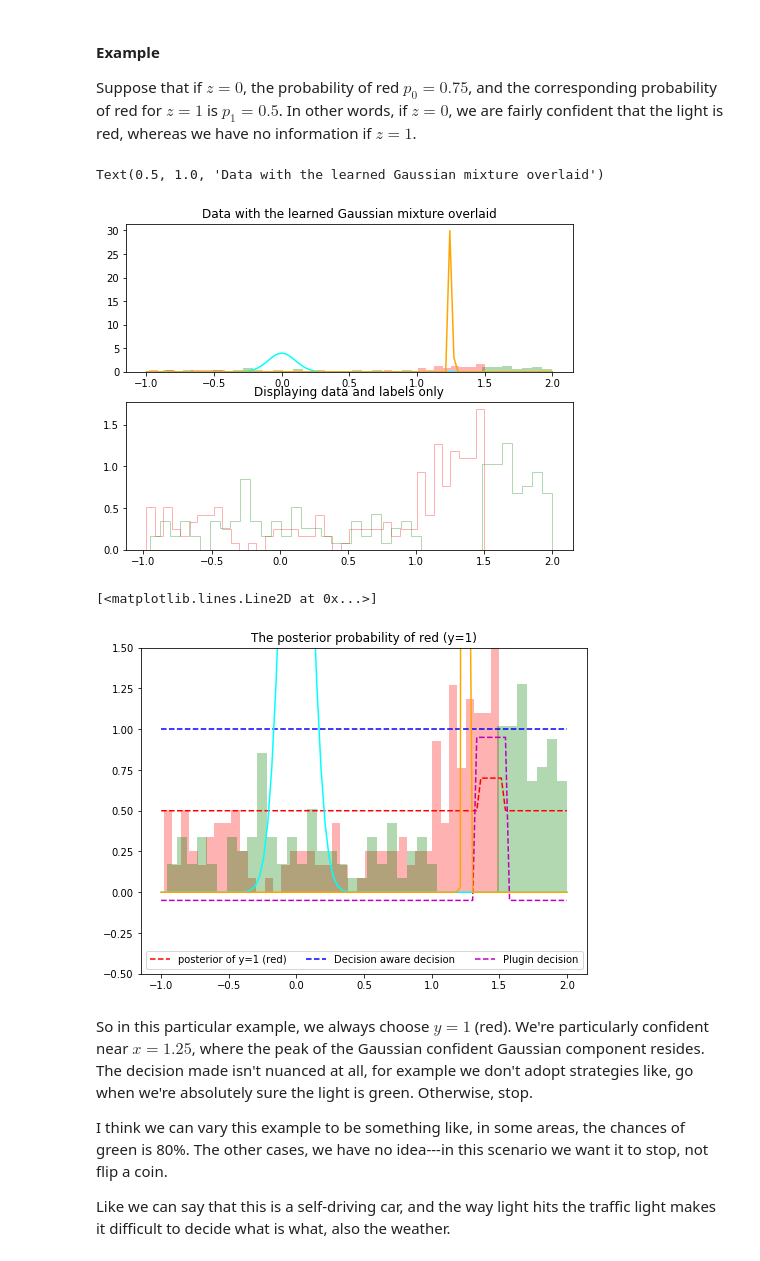
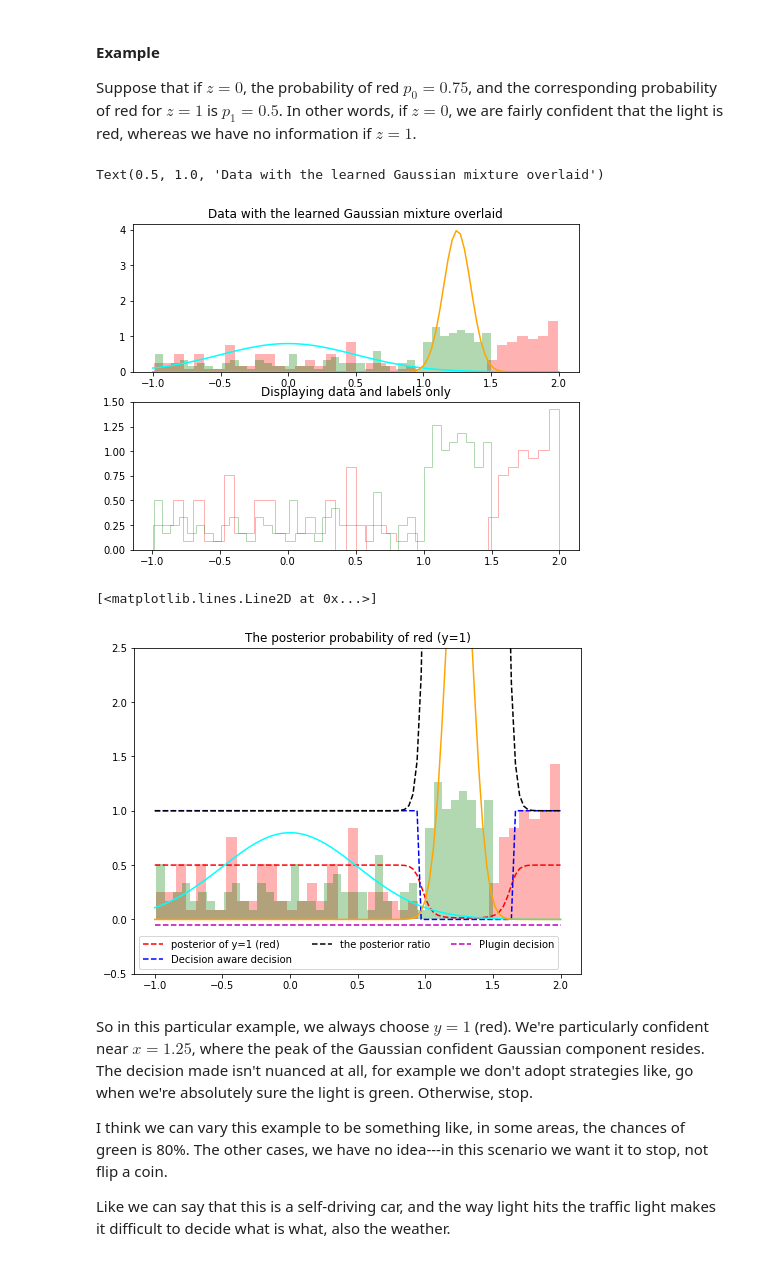
Before and after one commit to takutosato/ml, a Jupyter notebook: loss_calibrated/simple_example.ipynb, the cells around one changed output. Drawn from its saved outputs; the diff is of its cells as text; code cells hidden in the pictures.

```diff
--- a/loss_calibrated/simple_example.ipynb
+++ b/loss_calibrated/simple_example.ipynb
@@ -124,8 +130,6 @@ y = np.concatenate((y_A, y_B, y_C))
 # using the variable axs for multiple Axes
 fig, ax = plt.subplots(2)
 fig.set_size_inches(8,6)
-# fig = plt.figure()
-# ax = plt.axes()
 
 ### can filter using np.extract(), perhaps
 red_indices = y == 1
@@ -142,23 +146,26 @@ ax[1].hist(x_green, color="green", density=True, alpha = 0.3, bins=40, histtype=
 ax[1].set_title("Displaying data and labels only")
 
 ### overlay the gaussians
+def get_parameters(flipped=False):
+    # z|\pi ~ Categorical(\pi)
+    # y|z_k ~ Bernoulli(p_k) Given the comonent, probability of 1 = red
+    # x_n|z_n ~ N()
+    pi = np.array([0.5, 0.5]) # the mixture components are equally likely
+    p = np.array([0.5, 0.01]) if flipped else np.array([0.3, 0.7]) # when we're in the z = 1 cluster, we're more confident that the light is red
+    mu = np.array([0.0, 1.25]) # the centers of the Gaussian mixtures, taken from the plot
+    sigma = np.array([0.5, 0.1]) # the spread of the clusters
+    return pi, p, mu, sigma
 
-# Assume the following learned parameters
-# z|\pi ~ Categorical(\pi)
-# y|z_k ~ Bernoulli(p_k) Given the comonent, probability of 1 = red
-# x_n|z_n ~ N()
-pi = np.array([0.5, 0.5]) # the mixture components are equally likely
-p = np.array([0.5, 0.70]) # when we're in the z = 1 cluster, we're sure we've got the (red|green) light (0.99, 0.01)
-mu = np.array([0.0, 1.25]) # the centers of the Gaussian mixtures, taken from the plot
-sigma = np.array([0.1, 0.01]) # the spread of the clusters
+pi, p, mu, sigma = get_parameters(True)
 
+# Visualize the data and the learned parameters
 x_grid = np.linspace(-1.0, 2.0, 100)
 ax[0].plot(x_grid, norm.pdf(x_grid, mu[0], sigma[0]), color="cyan")
 ax[0].plot(x_grid, norm.pdf(x_grid, mu[1], sigma[1]), color="orange")
 ax[0].set_title("Data with the learned Gaussian mixture overlaid")
 # %% [output]
 Text(0.5, 1.0, 'Data with the learned Gaussian mixture overlaid')
-[figure, old version]
+[figure, new version]
 # %%
 ### The plugin-estimator way
 def get_posterior(x_test):
@@ -178,7 +185,7 @@ def get_posterior(x_test):
     normalization = unnormalized_posterior_of_y0 + unnormalized_posterior_of_y1
     return unnormalized_posterior_of_y1/normalization
 
-x_test = np.linspace(-2, 2, 100)
+x_test = np.linspace(-1, 2, 100)
 y_post = get_posterior(x_test)
 
 plugin_decision = np.argmax(np.column_stack((1.0-y_post, y_post)), axis=1)
@@ -186,37 +193,38 @@ plugin_decision = np.argmax(np.column_stack((1.0-y_post, y_post)), axis=1)
 ### The decision aware way: now what would this be.
 # U_xy is the utility of guessing x when it really is y
 U_rr = 101.0
 U_gr = 1.0
 U_gg = 101.0
 U_rg = 51.0
 threshold = (U_rr - U_gr)/(U_gg - U_rg)
 
 # The deicision function depends on the ratio P(y=0|x*)/P(y=1|x*)
-x_test = np.linspace(-1, 2, 100)
 # if the above ratio is less than the threshold, the decision is red
-decision = (1.0 - get_posterior(x_test))/get_posterior(x_test) < threshold
+odds_ratio = (1.0 - get_posterior(x_test))/get_posterior(x_test)
+decision = odds_ratio < threshold
 
 fig = plt.figure()
 ax = plt.axes()
 fig.set_size_inches(8,6)
 ax.plot(x_test, y_post, "--r", label="posterior of y=1 (red)")
 ax.set_title("The posterior probability of red (y=1)")
 ax.plot(x_test, decision.astype(int), '--b', label="Decision aware decision")
+ax.plot(x_test, odds_ratio, '--k', label="the posterior ratio")
 ax.plot(x_test, plugin_decision -0.05, '--m', label="Plugin decision") # -0.05 to make the line visible
 ax.legend(ncol = 3)
-ax.set_ylim(-0.5, 1.5)
+ax.set_ylim(-0.5, 2.5)
 
 # copied and pasted from above--not ideal
 ax.hist(x_red, color="red", histtype='stepfilled', density=True, alpha = 0.3, bins=40)
 ax.hist(x_green, color="green", histtype='stepfilled', density=True, alpha = 0.3, bins=40)
 ax.plot(x_grid, norm.pdf(x_grid, mu[0], sigma[0]), color="cyan")
 ax.plot(x_grid, norm.pdf(x_grid, mu[1], sigma[1]), color="orange")
 
 # Start here: the plot looks decent but it's not right. The posterior of y = 1 should increase in the red zone, I think.
 # Further, the decision-aware decision should be 0 through out and 1...hmmmm. Need to be careful. Anyway good stuff.
 # %% [output]
 [<matplotlib.lines.Line2D at 0x...>]
-[figure, old version]
+[figure, new version]
 # %% [markdown]
 So in this particular example, we always choose $y = 1$ (red). We're particularly confident near $x=1.25$, where the peak of the Gaussian confident Gaussian component resides. The decision made isn't nuanced at all, for example we don't adopt strategies like, go when we're absolutely sure the light is green. Otherwise, stop.
 
```
Also changed, not shown: parts of 3 cells of this notebook.
